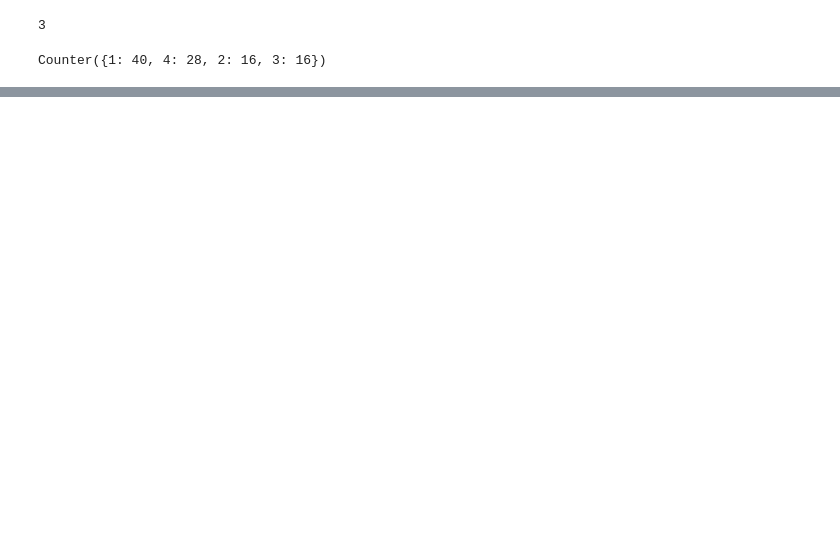
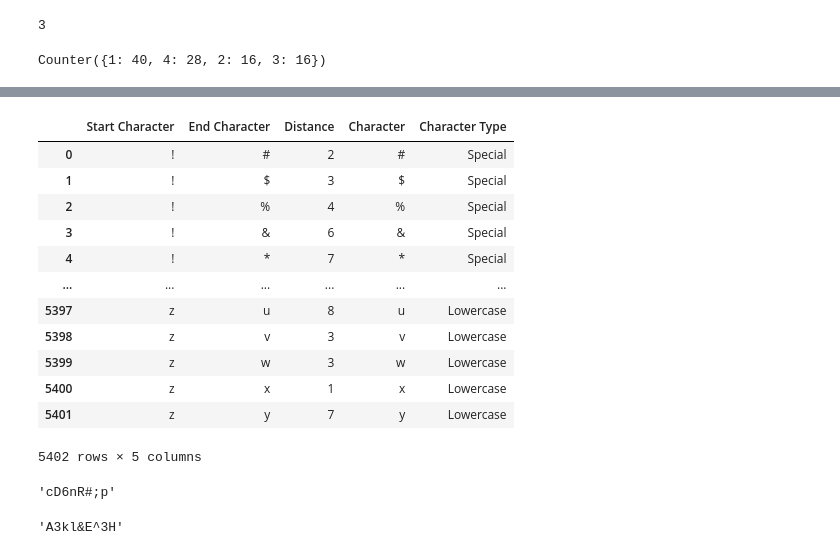
Before and after one commit to josephheadley3/Password-Database-2.0, a Jupyter notebook: pwordgen_eda.ipynb, the cells around one changed output, grey strips where cells are left out. Saved outputs shown, nothing was run; the diff lists cells and outputs as text; code cells hidden in the pictures; blank space fills up the shorter version.

Commit message:
Made function to randomly generate passwords from character type sequence

```diff
--- a/pwordgen_eda.ipynb
+++ b/pwordgen_eda.ipynb
@@ -166,6 +172,8 @@ character_distance_df[character_distance_df['Distance'] == 14]
 | 3377 | Z | = | 14 |
 | 5335 | z | + | 14 |
 | 5348 | z | = | 14 |
+# %%
+character_info_df = character_distance_df.merge(character_type_df, left_on='End Character', right_on='Character', how='left')
 # %% [markdown]
 [OLD APPROACH]
 Approach for selecting first character will be a completely random choice and the next character after this seed will be narrowed down in 2 steps. The first step is narrowing down the options to a specific character type with weighted probabilities based on composition of previously selected password characters. The second step is narrowing down the options to a specific distance from the most recently selected character.
@@ -339,0 +392,24 @@ Counter({1: 40, 4: 28, 2: 16, 3: 16})
+# %%
+character_info_df
+# %% [output]
+|  | Start Character | End Character | Distance | Character | Character Type |
+| 0 | ! | # | 2 | # | Special |
+| 1 | ! | $ | 3 | $ | Special |
+| 2 | ! | % | 4 | % | Special |
+| 3 | ! | & | 6 | & | Special |
+| 4 | ! | * | 7 | * | Special |
+| ... | ... | ... | ... | ... | ... |
+| 5397 | z | u | 8 | u | Lowercase |
+| 5398 | z | v | 3 | v | Lowercase |
+| 5399 | z | w | 3 | w | Lowercase |
+| 5400 | z | x | 1 | x | Lowercase |
+| 5401 | z | y | 7 | y | Lowercase |
+5402 rows × 5 columns
+# %%
+make_random_password(generate_character_type_sequence(8), 8)
+# %% [output]
+'cD6nR#;p'
+# %%
+make_random_password(generate_character_type_sequence(9), 9)
+# %% [output]
+'A3kl&E^3H'
```
Also changed, not shown: parts of 19 cells of this notebook.
